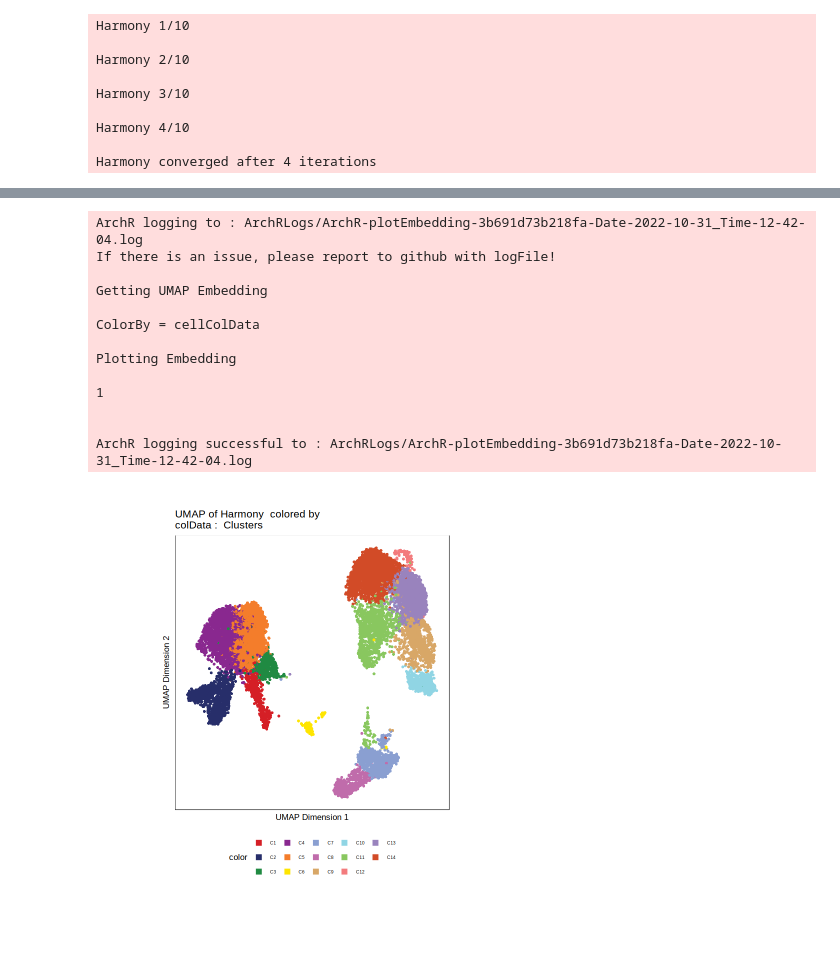
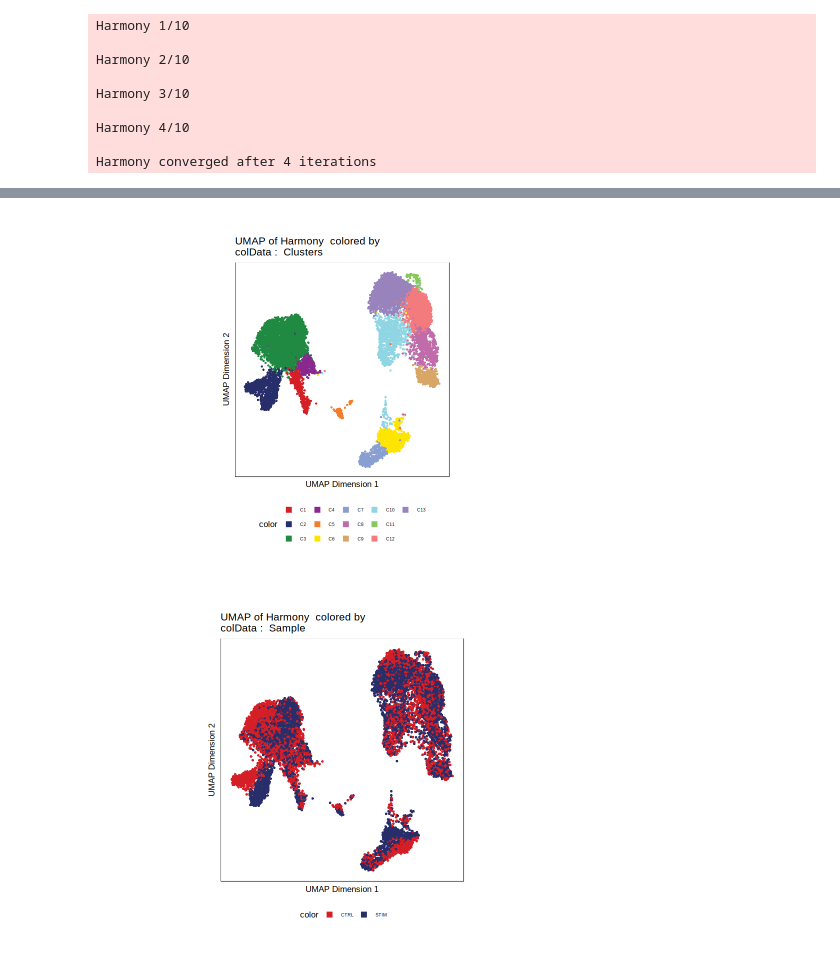
Before and after one commit to CostaLab/ArchRNA, a Jupyter notebook: vignettes/ifnb_integration.ipynb, the cells around one changed output, grey strips where cells are left out. Cells and saved outputs as stored; diff of their text form; code cells hidden in the pictures; blank space fills up the shorter version.

```diff
--- a/vignettes/ifnb_integration.ipynb
+++ b/vignettes/ifnb_integration.ipynb
@@ -53,4 +36,4 @@ mat <- GetAssayData(ifnb, slot="counts")
 colnames(mat) <- paste0(ifnb$stim, "#", colnames(mat))
 rownames(ifnb@meta.data) <- colnames(mat)
 # %%
-proj <- ArchRNA::Matrix2ArchRProject(mat=mat, name=c("CTRL", "STIM"), meta.data = ifnb@meta.data,outputDirectory = "ifnb", addHashtag = F)
+proj <- suppressMessages(suppressWarnings(ArchRNA::Matrix2ArchRProject(mat=mat, name=c("CTRL", "STIM"), meta.data = ifnb@meta.data,outputDirectory = "ifnb", addHashtag = F)))
@@ -74,0 +44,3 @@ Overlap Per Sample w/ scATAC : CTRL=6548
+# %%
+# cellcycling
+proj <- suppressMessages(Cellcycling(proj))
@@ -75,3 +51,3 @@ Overlap Per Sample w/ scATAC : CTRL=6548
 # %%
-proj <- addRNAIterativeLSI(proj)
+proj <- suppressMessages(addRNAIterativeLSI(proj))
 # %% [output]
@@ -117,3 +80,3 @@ proj <- addUMAP(proj, reducedDims = "Harmony", verbose = F, force = T)
 # %%
-proj <- addClusters(proj, reducedDims = "Harmony", biasCol = "Gex_nUMI")
+proj <- suppressMessages(addBatchClusters(proj, resolutions=seq(0.4, 0.8, by=0.1), cluster_prefix='Cluster_', reducedDims = "Harmony", biasCol = "Gex_nUMI"))
 # %% [output]
@@ -144,18 +110,13 @@ Elapsed time: 1 seconds
 # %%
-p1 <- plotEmbedding(proj, name = "Clusters", embedding = "UMAP", size = 1.5, labelAsFactors=F, labelMeans=F)
+options(repr.plot.width = 8, repr.plot.height = 6)
+##ArchR styple plots
+proj$Clusters <- proj$Cluster_0.5
+p1 <- suppressMessages(plotEmbedding(proj, name = "Clusters", embedding = "UMAP", size = 1.5, labelAsFactors=F, labelMeans=F))
 p1
 # %% [output]
-ArchR logging to : ArchRLogs/ArchR-plotEmbedding-3b691d73b218fa-Date-2022-10-31_Time-12-42-04.log
-If there is an issue, please report to github with logFile!
-
-Getting UMAP Embedding
-
-ColorBy = cellColData
-
-Plotting Embedding
-
-1
-
-
-ArchR logging successful to : ArchRLogs/ArchR-plotEmbedding-3b691d73b218fa-Date-2022-10-31_Time-12-42-04.log
-[figure, old version]
+[figure, new version]
+# %%
+p2 <- suppressMessages(plotEmbedding(proj, name = "Sample", embedding = "UMAP", size = 1.5, labelAsFactors=F, labelMeans=F))
+p2
+# %% [output]
+[figure, added]
```
Also changed, not shown: parts of 14 cells of this notebook, 5 other files.
